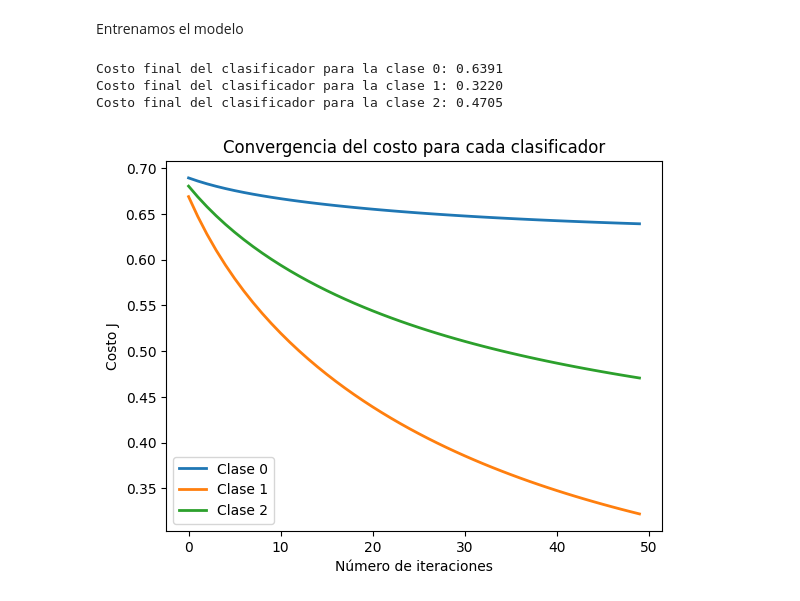
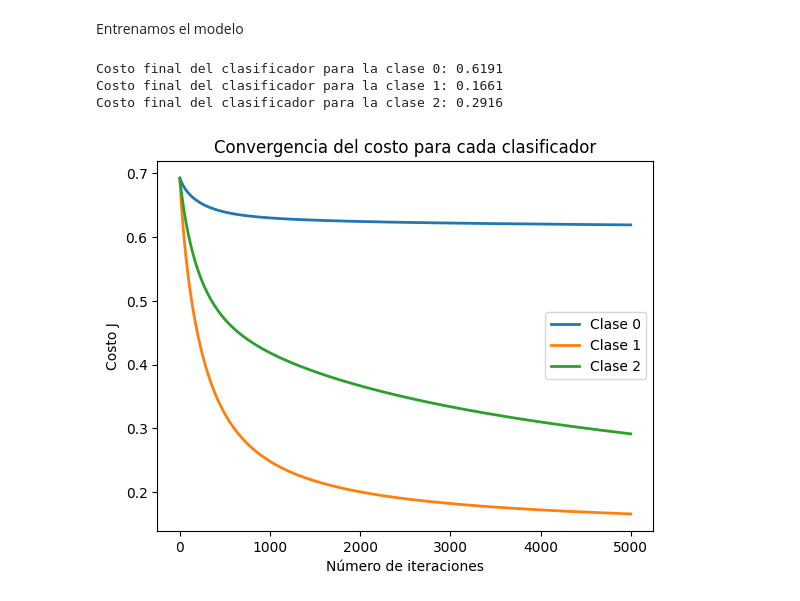
Before and after one commit to AldrinLimonUSFX/SIS420_Aldrin, a Jupyter notebook: Primer Parcial/1er_Parcial.ipynb, the cells around one changed output. Drawn from its saved outputs; the diff is of its cells as text; code cells hidden in the pictures.

```diff
--- a/Primer Parcial/1er_Parcial.ipynb
+++ b/Primer Parcial/1er_Parcial.ipynb
@@ -412,11 +513,5 @@ theta calculado por el descenso por el gradiente: [-8.30315318  0.48419827  0.98
 # %%
-#Asignamos las X y Y con los valores de prueba
-X_test = data_binario1_test.iloc[:,:18]
-y_test = data_binario1_test.iloc[:,18]
-
-m_test = X_test.shape[0]
-
-#normalizamos los valores de pruba con los valores de mu y sigma calculados en en el entrenamiento
+#normalizamos los valores de prueba con los valores de mu y sigma calculados en en el entrenamiento
 X_test_norm = (X_test - mu) / sigma
 
 #Añadimos la columna de 1 en X0
@@ -427,11 +522,13 @@ y_predicted = predict(theta, X)
 
 print('Precisión de entrenamiento: {:.2f} %'.format(np.mean(y_predicted == y_test) * 100))
 
-# Imprime un resumen de las primeras 10 predicciones
+# asigna un limite para no imprimir todas las predicciones sino solo el numero especificado
 num_to_print = min(10, len(y_predicted))
 
 print("Resumen de las primeras predicciones:")
+
+# Mostrar el valor esperado y el valor predicho para cada ejemplo
 for i in range(num_to_print):
-    print(f'Persona {i+1}: Predicción = {y_predicted[i]:.2f}')
+    print(f"Valor esperado: {y_test[i]}, Valor predicho: {int(y_predicted[i])}")
 print(y_predicted.shape[0])
 # %% [output]
@@ -550,20 +548,19 @@ Persona 10: Predicción = 0.00
 # %% [markdown]
 Enrenando Galaxias y Cuásares (no Estrellas)
 # %%
-data_binario3_train = data_train[data_train['class'] != 0]  # Eliminar cuásares
-data_binario3_test = data_test[data_test['class'] != 0]  # Eliminar cuásares
+#convertimos la columna de las clases, en una clase binaria, para una regrecion logistica binaria
+y_train = np.where(data_train['class'] == 2, 1, 0)
+y_test = np.where(data_test['class'] == 2, 1, 0)
 
-X_train3 = data_binario3_train.iloc[:,:18]
-y_train3 = data_binario3_train.iloc[:,18]
-
-#Cambiamos los valores de 2 a 1, para manejar valores binarios en Y
-y_train3[y_train3 == 2] = 0
+#asignamos los datos a X de entrenamiento de prueba
+X_train = data_train.iloc[:,:18]
+X_test = data_test.iloc[:,:18]
 
 #imprimimos para verificar que valores contiene Y
-print(y_train3.unique())
+print(np.unique(y_train))
 
 #normalizamos los datos de X y guardamos sigma y mu para normalizar los datos de prueba mas adelante
-X_norm, mu, sigma = featureNormalize(X_train3)
+X_norm, mu, sigma = featureNormalize(X_train)
 
 #aplicamos la funcion de activacion(sigmoide)
 g = sigmoid(X_norm)
@@ -573,4 +570,8 @@ m, n = g.shape
 
 #añadimos la columna sesgo, bias o columnas de 1 en XO
 X = np.concatenate([np.ones((m, 1)), g], axis=1)
+
+#display(pd.DataFrame(X))
+#display(X_train)
+#display(X_norm)
 # %% [output]
@@ -578,10 +579,10 @@ X = np.concatenate([np.ones((m, 1)), g], axis=1)
 # %%
 # Elegir algun valor para alpha (probar varias alternativas)
-alpha = 1
+alpha = 0.001
 num_iters = 10000
 
 theta = np.zeros(X.shape[1]) #inicia con cero el vecto de parametros
-theta, J_history = descensoGradiente(theta, X, y_train3, alpha, num_iters)
+theta, J_history = descensoGradiente(theta, X, y_train, alpha, num_iters)
 
 # Grafica la convergencia del costo
 pyplot.plot(np.arange(len(J_history)), J_history, lw=2)
@@ -744,39 +734,39 @@ X_train = data_train.iloc[:,:18]
 y_train = data_train.iloc[:,18]
 
 #Normalizamos los datos para el entrenamiento y guardamos los valores de mu y sigma para usarlo en la prueba
 X_norm, mu, sigma = featureNormalize(X_train)
 m, n = X_norm.shape #sacamos el numero de filas y columnas de los datos de entrenamiento
 
 #parametros necesarios
 num_labels = 3 # Número de etiquetas (clases) (estrellas,galaxias,quasares)
-alpha = 0.1   # Tasa de aprendizaje
-num_iters = 50 # Número de iteraciones
+alpha = 0.01   # Tasa de aprendizaje
+num_iters = 5000 # Número de iteraciones
 lambda_ = 0.1 #componente de regulacion
 
 #entrenamiento del modelo
 all_theta, all_J_history = oneVsAll(X_norm, y_train, num_labels, alpha, num_iters, lambda_)
 
 # Imprime los costos finales de cada clasificador
 for i in range(num_labels):
     final_cost = all_J_history[i][-1]  # Costo final del clasificador i
     print(f'Costo final del clasificador para la clase {i}: {final_cost:.4f}')
 
 # Grafica la convergencia del costo de cada clasificador
 for i in range(num_labels):
     plt.plot(np.arange(len(all_J_history[i])), all_J_history[i], lw=2, label=f'Clase {i}')
 
 plt.xlabel('Número de iteraciones')
 plt.ylabel('Costo J')
 plt.legend()
 plt.title('Convergencia del costo para cada clasificador')
 plt.show()
 
 #display(y_train)
 # %% [output]
-Costo final del clasificador para la clase 0: 0.6391
-Costo final del clasificador para la clase 1: 0.3220
-Costo final del clasificador para la clase 2: 0.4705
+Costo final del clasificador para la clase 0: 0.6191
+Costo final del clasificador para la clase 1: 0.1661
+Costo final del clasificador para la clase 2: 0.2916
-[figure, old version]
+[figure, new version]
 # %%
 #asignamos los datos de prueba a X y Y
 X_test = data_test.iloc[:,:18]
```
Also changed, not shown: parts of 19 cells of this notebook, 2 other files.
